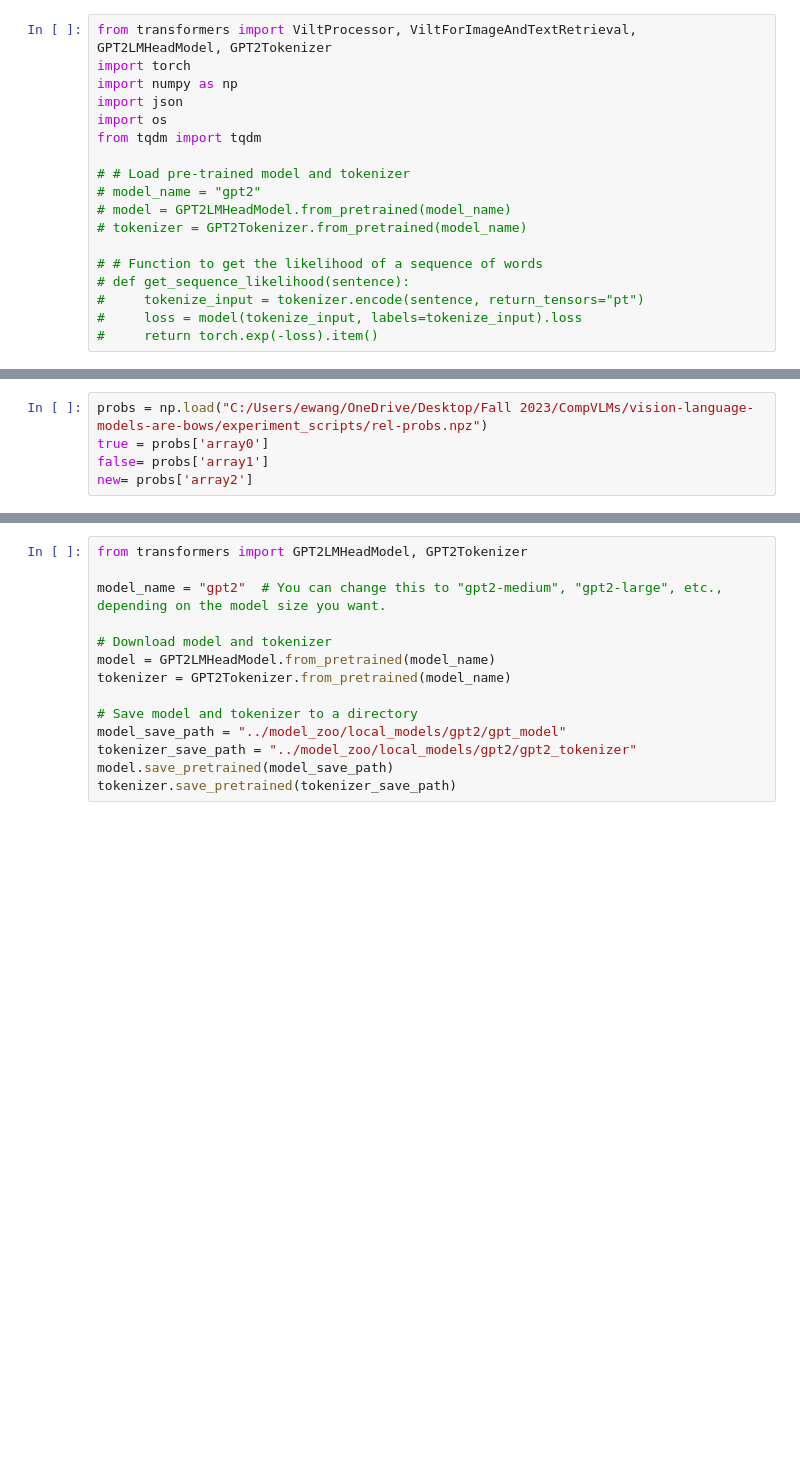
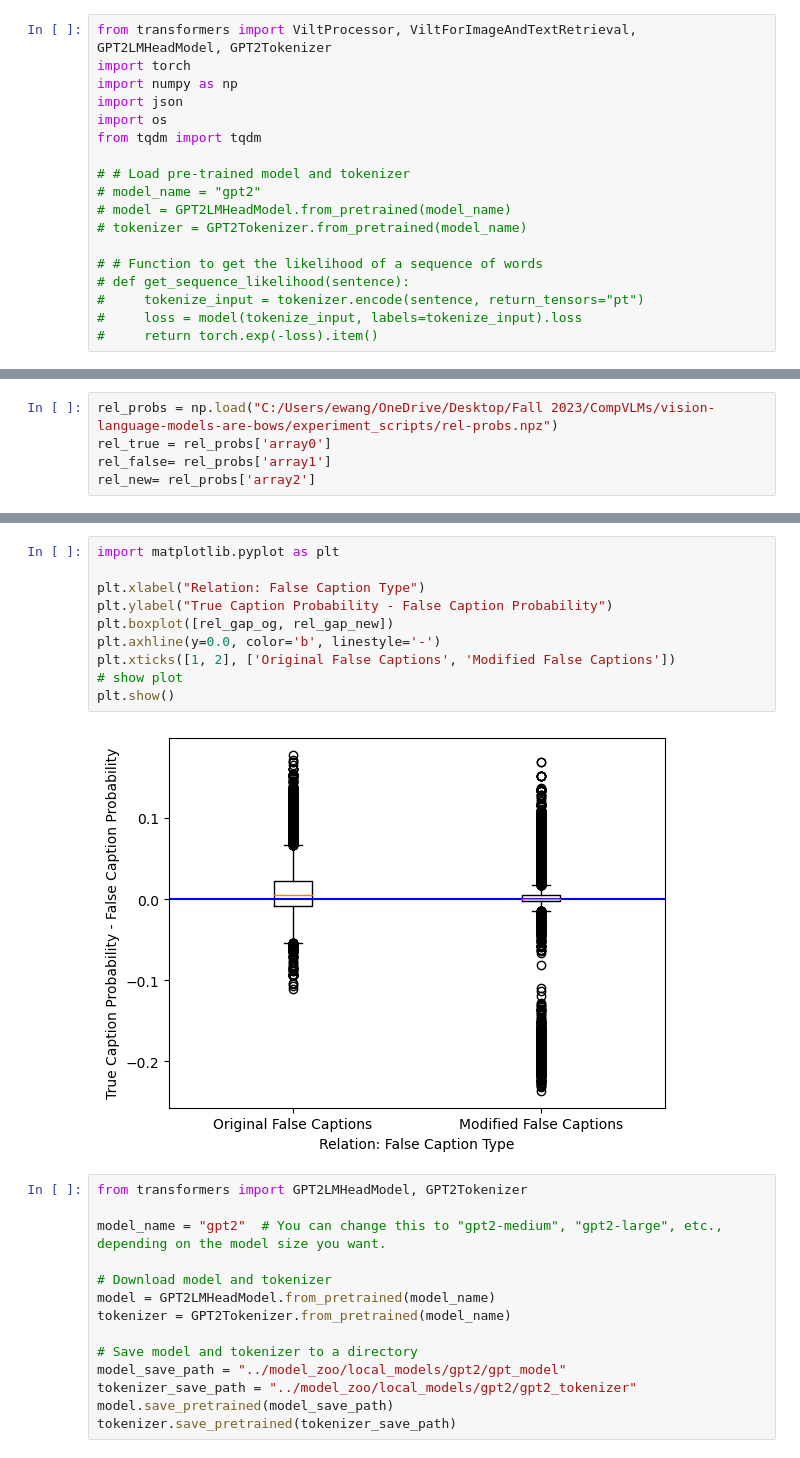
Before and after one commit to ewang-pu/CompVLMs, a Jupyter notebook: vision-language-models-are-bows/notebooks/bias.ipynb, the cells around one changed output, grey strips where cells are left out. Saved outputs shown, nothing was run; the diff lists cells and outputs as text; blank space fills up the shorter version.

```diff
--- a/vision-language-models-are-bows/notebooks/bias.ipynb
+++ b/vision-language-models-are-bows/notebooks/bias.ipynb
@@ -19,5 +24,5 @@ from tqdm import tqdm
 # %%
-probs = np.load("C:/Users/ewang/OneDrive/Desktop/Fall 2023/CompVLMs/vision-language-models-are-bows/experiment_scripts/rel-probs.npz")
-true = probs['array0']
-false= probs['array1']
-new= probs['array2']
+rel_probs = np.load("C:/Users/ewang/OneDrive/Desktop/Fall 2023/CompVLMs/vision-language-models-are-bows/experiment_scripts/rel-probs.npz")
+rel_true = rel_probs['array0']
+rel_false= rel_probs['array1']
+rel_new= rel_probs['array2']
@@ -44,3 +58,15 @@ sum(new < true) / len(true)
+# %%
+import matplotlib.pyplot as plt
+
+plt.xlabel("Relation: False Caption Type")
+plt.ylabel("True Caption Probability - False Caption Probability")
+plt.boxplot([rel_gap_og, rel_gap_new])
+plt.axhline(y=0.0, color='b', linestyle='-')
+plt.xticks([1, 2], ['Original False Captions', 'Modified False Captions'])
+# show plot
+plt.show()
+# %% [output]
+[figure, added]
 # %%
 from transformers import GPT2LMHeadModel, GPT2Tokenizer
 
```
Also changed, not shown: parts of 8 cells of this notebook, 24 other files.
